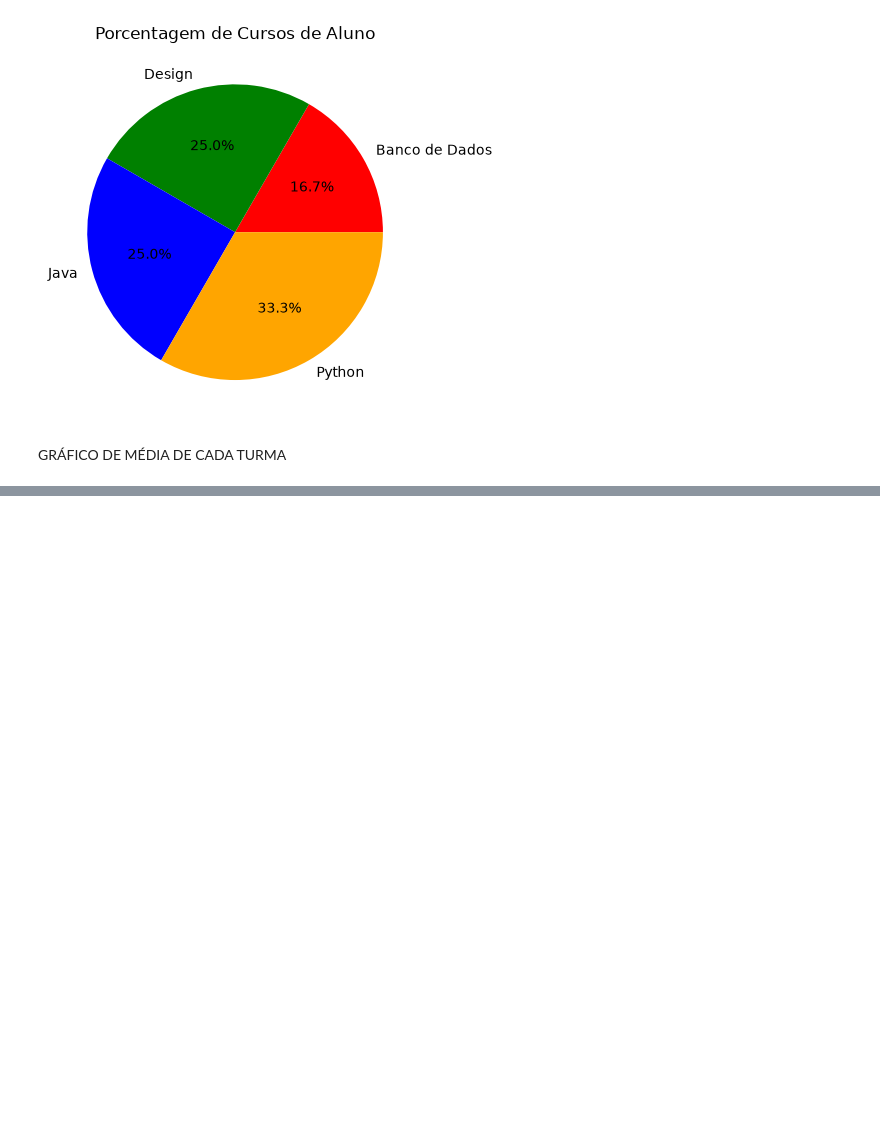
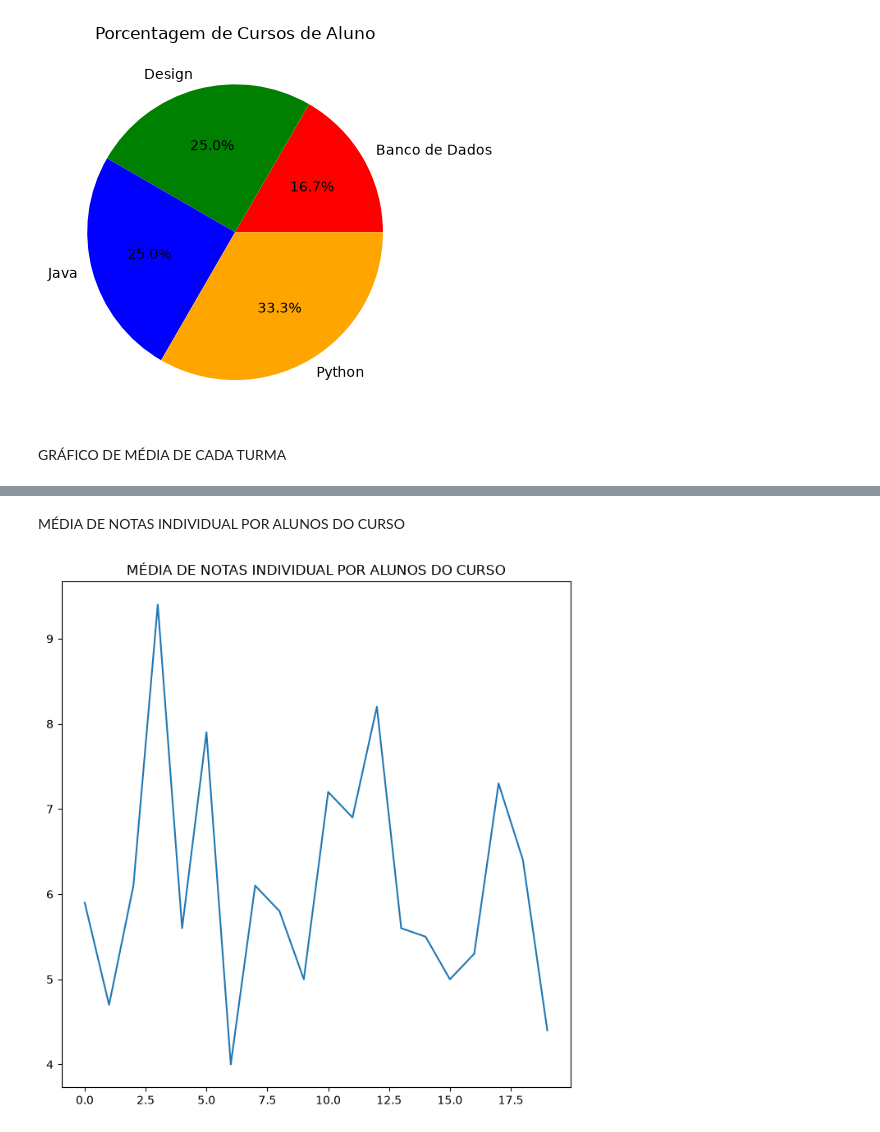
Before and after one commit to marcelofbatista/aulas-analise-de-dados, a Jupyter notebook: models/analise de dados com .py/matplotlib/graficos com pandas/exemplos cursos SENAI.ipynb, the cells around one changed output, grey strips where cells are left out. Drawn from its saved outputs; the diff is of its cells as text; code cells hidden in the pictures; blank space fills up the shorter version.

```diff
--- a/models/analise de dados com .py/matplotlib/graficos com pandas/exemplos cursos SENAI.ipynb
+++ b/models/analise de dados com .py/matplotlib/graficos com pandas/exemplos cursos SENAI.ipynb
@@ -66,0 +68,20 @@ Name: Media_Final, dtype: float64
+# %% [markdown]
+MÉDIA DE NOTAS INDIVIDUAL POR ALUNOS DO CURSO
+# %%
+notas_python= df_alunos[
+    df_alunos["Curso"] == "Python"
+].reset_index(drop=True)
+
+plt.figure(figsize = (8,8))
+
+plt.plot(
+    notas_python.index,
+    notas_python["Media_Final"],
+)
+
+plt.title("MÉDIA DE NOTAS INDIVIDUAL POR ALUNOS DO CURSO")
+plt.savefig("notas_python.png")
+
+plt.show()
+# %% [output]
+[figure, added]
```
Also changed, not shown: parts of 3 cells of this notebook.
